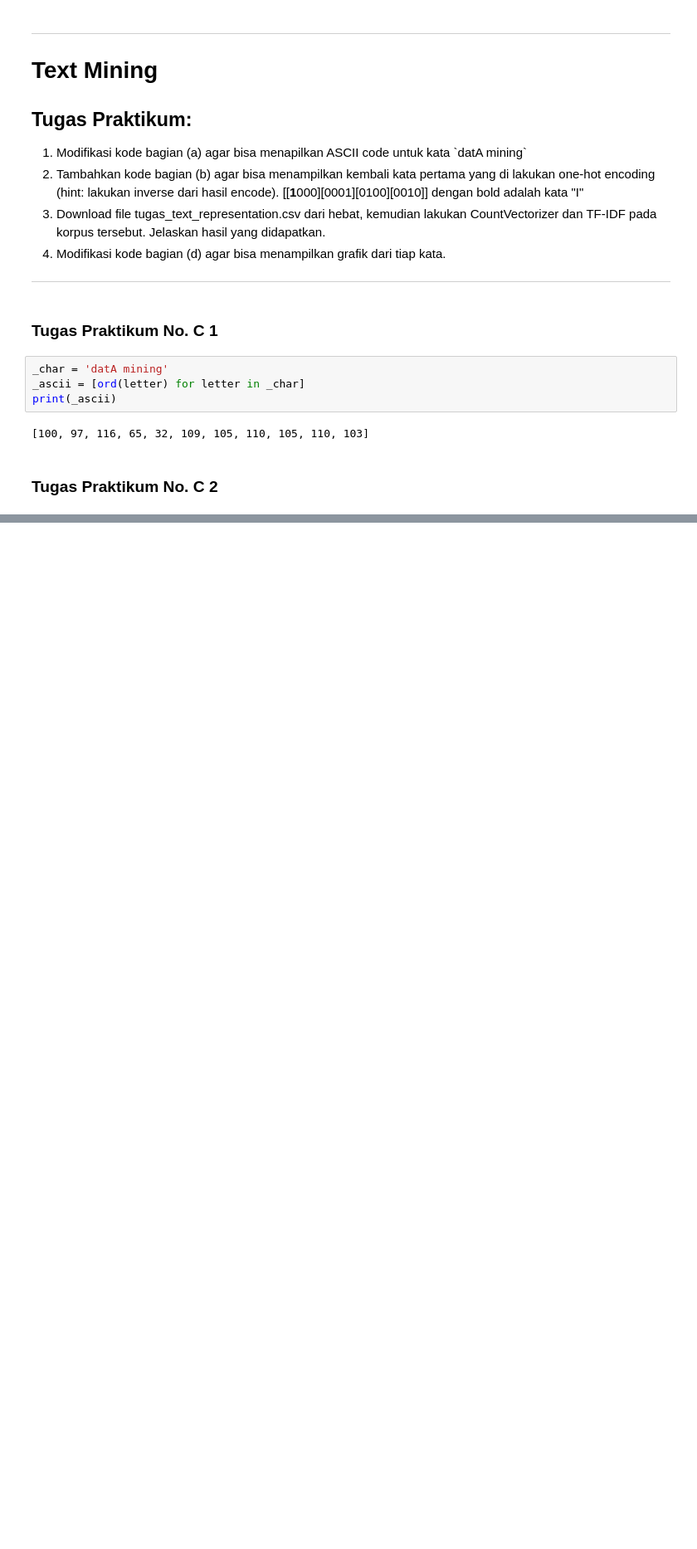
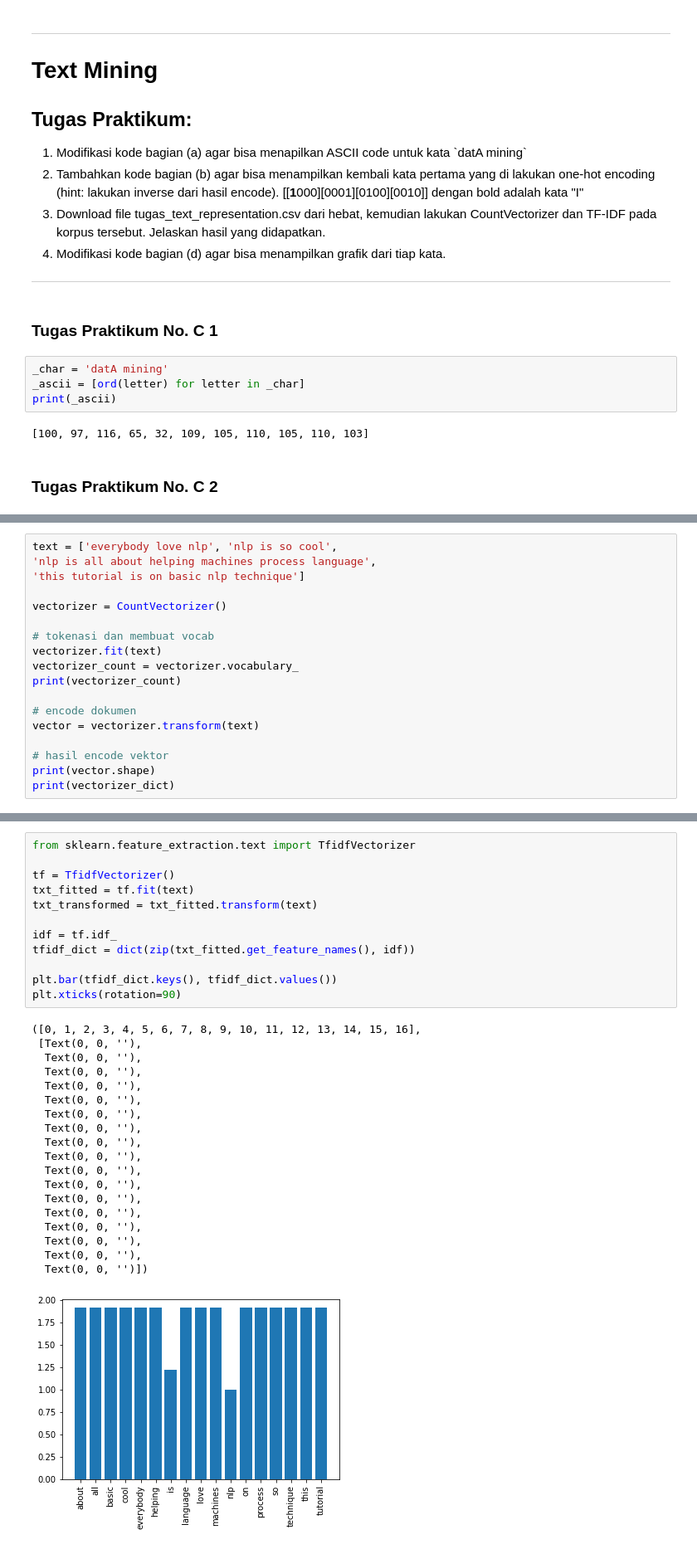
Before and after one commit to Neek0tine/DataMining2, a Jupyter notebook: Week3/162012133068_Nicholas Juan Kalvin_Week 3.ipynb, the cells around one changed output, grey strips where cells are left out. Shown: that part at 83% size. Cells and saved outputs as stored; diff of their text form; blank space fills up the shorter version.

```diff
--- a/Week3/162012133068_Nicholas Juan Kalvin_Week 3.ipynb
+++ b/Week3/162012133068_Nicholas Juan Kalvin_Week 3.ipynb
@@ -230,0 +250,18 @@ print(onehot_encoded)
+# %%
+text = ['everybody love nlp', 'nlp is so cool',
+'nlp is all about helping machines process language',
+'this tutorial is on basic nlp technique']
+
+vectorizer = CountVectorizer()
+
+# tokenasi dan membuat vocab
+vectorizer.fit(text)
+vectorizer_count = vectorizer.vocabulary_
+print(vectorizer_count)
+
+# encode dokumen
+vector = vectorizer.transform(text)
+
+# hasil encode vektor
+print(vector.shape)
+print(vectorizer_dict)
@@ -230,0 +300,32 @@ print(onehot_encoded)
+# %%
+from sklearn.feature_extraction.text import TfidfVectorizer
+
+tf = TfidfVectorizer()
+txt_fitted = tf.fit(text)
+txt_transformed = txt_fitted.transform(text)
+
+idf = tf.idf_
+tfidf_dict = dict(zip(txt_fitted.get_feature_names(), idf))
+
+plt.bar(tfidf_dict.keys(), tfidf_dict.values())
+plt.xticks(rotation=90)
+# %% [output]
+([0, 1, 2, 3, 4, 5, 6, 7, 8, 9, 10, 11, 12, 13, 14, 15, 16],
+ [Text(0, 0, ''),
+  Text(0, 0, ''),
+  Text(0, 0, ''),
+  Text(0, 0, ''),
+  Text(0, 0, ''),
+  Text(0, 0, ''),
+  Text(0, 0, ''),
+  Text(0, 0, ''),
+  Text(0, 0, ''),
+  Text(0, 0, ''),
+  Text(0, 0, ''),
+  Text(0, 0, ''),
+  Text(0, 0, ''),
+  Text(0, 0, ''),
+  Text(0, 0, ''),
+  Text(0, 0, ''),
+  Text(0, 0, '')])
+[figure, added]
```
Also changed, not shown: parts of 10 cells of this notebook, 1 other file.
